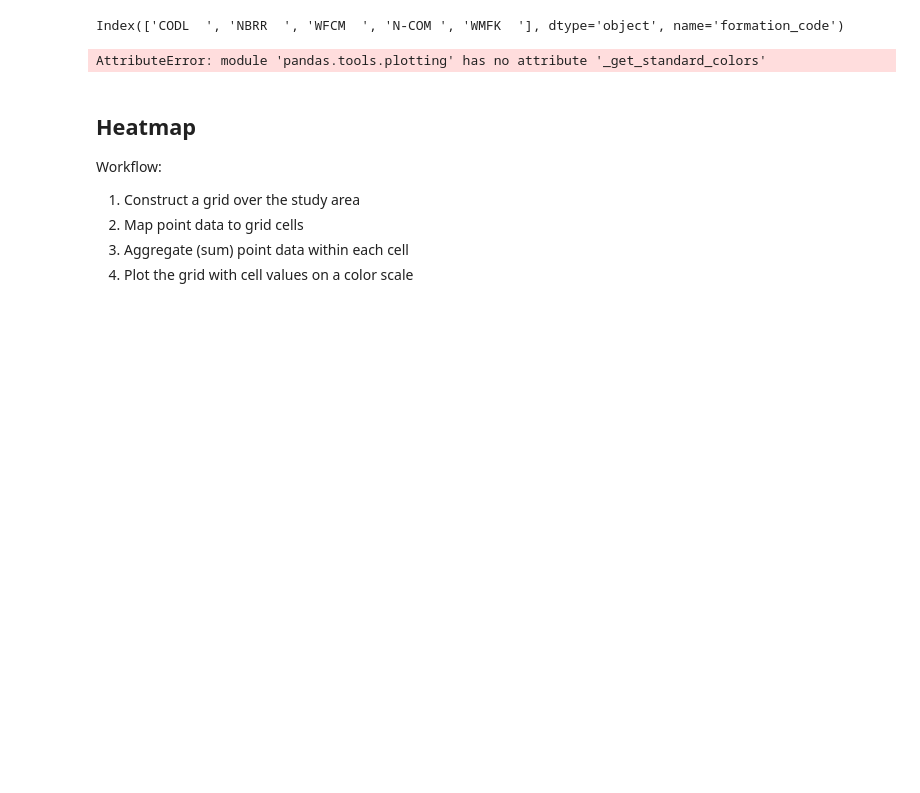
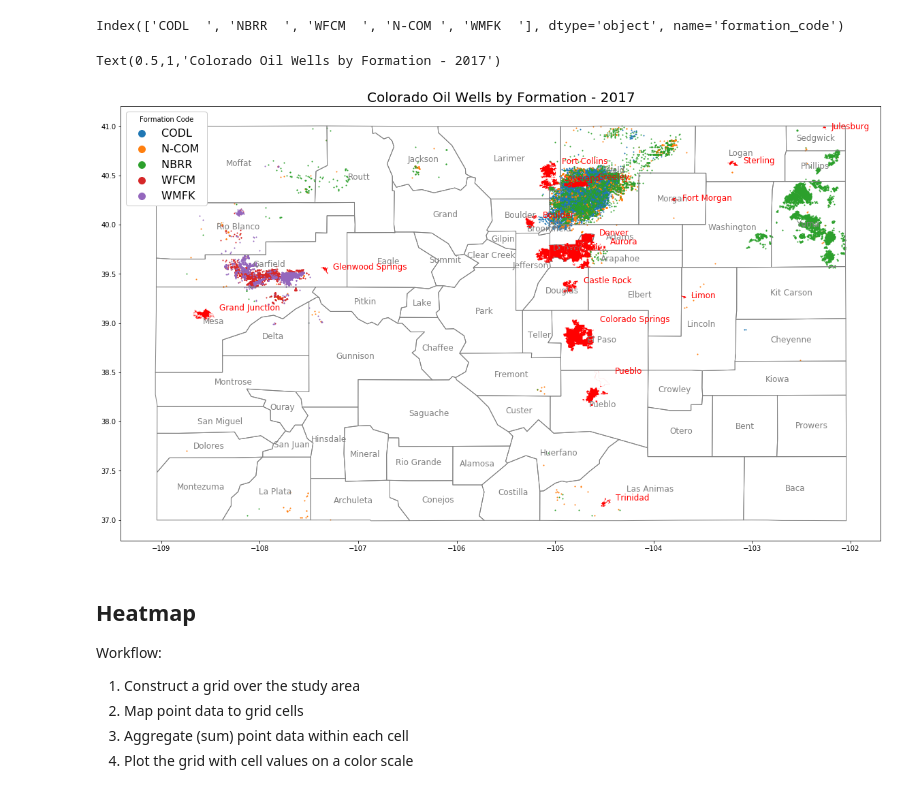
Before and after one commit to focods/geospatial, a Jupyter notebook: OilAndGasMap.ipynb, the cells around one changed output. Cells and saved outputs as stored; diff of their text form; code cells hidden in the pictures; blank space fills up the shorter version.

Commit message:
zip and colors?

```diff
--- a/OilAndGasMap.ipynb
+++ b/OilAndGasMap.ipynb
@@ -235,34 +235,35 @@ top5_formations = oil_gdf.query('formation_code in @top5.index')
 # %%
 #create groups by formation code
 groups = top5_formations.groupby('formation_code')
 
 #colors for each group
-try:
-    colors = pd.tools.plotting._get_standard_colors(len(groups), color_type='random')
-except Exception == 'AttributeError':
-    colors = []
+#try:
+#    colors = pd.tools.plotting._get_standard_colors(len(groups), color_type='random')
+#except Exception == 'AttributeError':
+#    colors = []
 
 fig, ax = plt.subplots(figsize=(20,14))
 ax.set_aspect('equal')
 
 # cylce through the colors for each group
-ax.set_prop_cycle('color',colors)
+#ax.set_prop_cycle('color',colors)
 for name, group in groups:
     group.plot(ax=ax, marker='o', markersize=1, label=name)
 
 # county boundries
 plot_co_county(ax=ax)
 
 #city boundries
 plot_co_cities(ax=ax,subset=my_cities,fs=12)
 
 #legend
 plt.legend(numpoints=1,fontsize=16,markerscale=10,title='Formation Code', facecolor="white",framealpha=1)
 
 #title
 plt.title("Colorado Oil Wells by Formation - 2017", size=20)
 # %% [output]
-AttributeError: module 'pandas.tools.plotting' has no attribute '_get_standard_colors'
+Text(0.5,1,'Colorado Oil Wells by Formation - 2017')
+[figure, added]
 # %% [markdown]
 ## Heatmap
 
```
Also changed, not shown: parts of 9 cells of this notebook.
